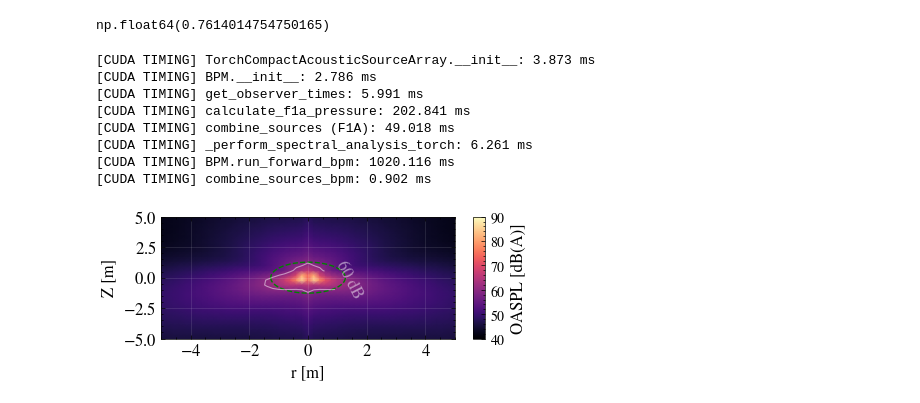
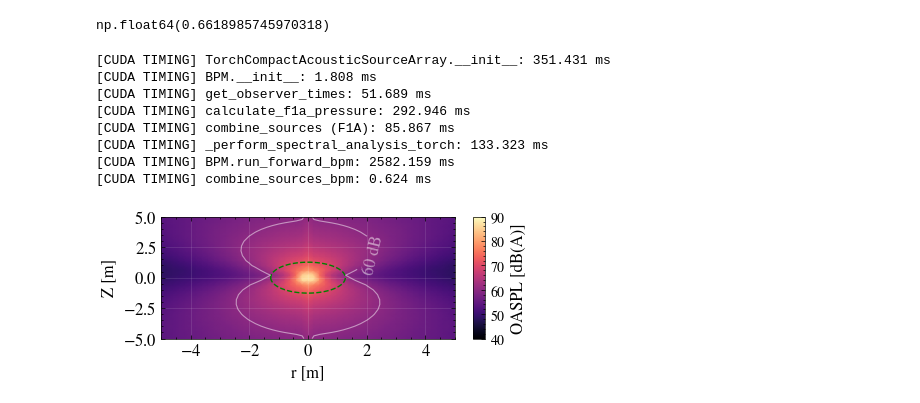
Before and after one commit to Frxljord/FastBEMT, a Jupyter notebook: Examples/AcousticContourMetric.ipynb, the cells around one changed output. Drawn from its saved outputs; the diff is of its cells as text; code cells hidden in the pictures.

Commit message:
fixed paths

```diff
--- a/Examples/AcousticContourMetric.ipynb
+++ b/Examples/AcousticContourMetric.ipynb
@@ -8,8 +8,8 @@ import numpy as np
 import scienceplots
 plt.style.use(['science', 'no-latex'])
 # %%
-# name, blade_dict = load_propeller_dict('APC Dicts/10x7E')[0]
-prop_name, blade_dict = load_propeller_dict('Optimization Results/SMS-EMOA/Parametric/Epsilon_50_50_latent32_Corrected_Stress/run_003')[0]
+name, blade_dict = load_propeller_dict('APC Dicts/10x7E')[0]
+# prop_name, blade_dict = load_propeller_dict('Optimization Results/SMS-EMOA/Parametric/Epsilon_50_50_latent32_Corrected_Stress/run_003')[0]
 # %%
 params = LowFidelityParameters(
     rpm=7000,
@@ -45,7 +45,7 @@ figure_of_merit = np.sqrt(2 / np.pi) * ct**1.5 / 2 / np.pi / cq
 # %%
 figure_of_merit
 # %% [output]
-np.float64(0.7614014754750165)
+np.float64(0.6618985745970318)
 # %%
 propeller.run_aeroacoustics(observer_positions=r_observers,
         lt=0.01,
@@ -55,23 +55,23 @@ propeller.run_aeroacoustics(observer_positions=r_observers,
 
 propeller.postprocess()
 # %% [output]
-[CUDA TIMING] TorchCompactAcousticSourceArray.__init__: 3.873 ms
-[CUDA TIMING] BPM.__init__: 2.786 ms
-[CUDA TIMING] get_observer_times: 5.991 ms
-[CUDA TIMING] calculate_f1a_pressure: 202.841 ms
-[CUDA TIMING] combine_sources (F1A): 49.018 ms
-[CUDA TIMING] _perform_spectral_analysis_torch: 6.261 ms
-[CUDA TIMING] BPM.run_forward_bpm: 1020.116 ms
-[CUDA TIMING] combine_sources_bpm: 0.902 ms
+[CUDA TIMING] TorchCompactAcousticSourceArray.__init__: 351.431 ms
+[CUDA TIMING] BPM.__init__: 1.808 ms
+[CUDA TIMING] get_observer_times: 51.689 ms
+[CUDA TIMING] calculate_f1a_pressure: 292.946 ms
+[CUDA TIMING] combine_sources (F1A): 85.867 ms
+[CUDA TIMING] _perform_spectral_analysis_torch: 133.323 ms
+[CUDA TIMING] BPM.run_forward_bpm: 2582.159 ms
+[CUDA TIMING] combine_sources_bpm: 0.624 ms
 # %%
 plotter = Plotter(propeller)
 plotter.plot_acoustic_map(
     grid_size=nx,
     domain_size=size,
     figsize=(4.5, 2),
     cmap='magma',
-    show_contours=True,
-    save_path='../Figures/acoustic_map10x7E.pdf'
+    show_contours=[60],
+    save_path='../Figures/Validation/acoustic_map10x7E.png'
 )
 # %% [output]
-[figure, old version]
+[figure, new version]
```
Also changed, not shown: 3 other files.
